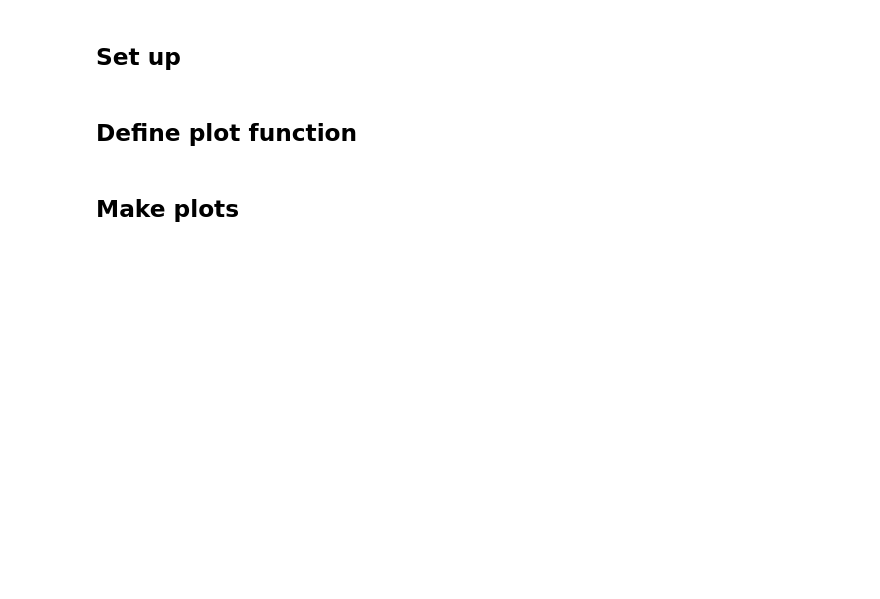
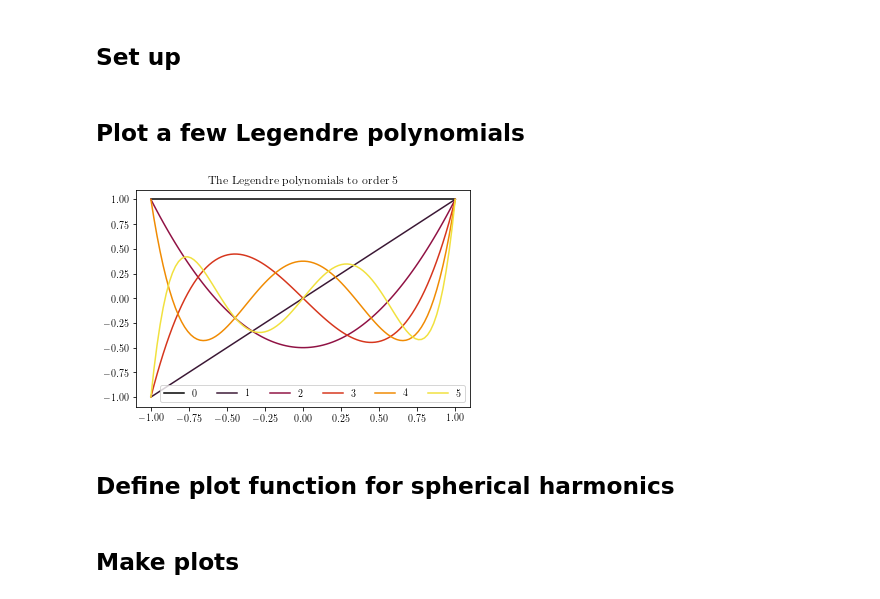
Before and after one commit to nataliehogg/los_6x2pt, a Jupyter notebook: visualising_spherical_harmonics.ipynb, the cells around one changed output. Cells and saved outputs as stored; diff of their text form; code cells hidden in the pictures; blank space fills up the shorter version.

```diff
--- a/visualising_spherical_harmonics.ipynb
+++ b/visualising_spherical_harmonics.ipynb
@@ -73,8 +78,27 @@ cm = cmr.infinity
 
 # where figures will be saved
 path = r'/home/natalie/Documents/Projects/los_effects/six_times_two_point/figures/sphar/'
+# %% [markdown]
+## Plot a few Legendre polynomials
+# %%
+# choose what order to go to (starting at zero so select one higher than the highest you want to visualise)
+orders = range(6)
+
+# get some nice colours from a cmasher cmap
+colors = cmr.take_cmap_colors(cmr.ember, len(orders), cmap_range=(0.0, 1.0), return_fmt='hex')
+
+# get the polynomials and plot them
+for i in orders:
+    x, y = np.polynomial.legendre.Legendre.basis(i, [-1, 1]).linspace(100)
+    plt.plot(x, y, label=i, color = colors[i])
+plt.legend(ncol = len(orders))
+plt.title('The Legendre polynomials to order {}'.format(len(orders)-1))
+plt.savefig(path + 'legendre_polynomials_order_{}.pdf'.format(len(orders)-1))
+plt.show()
+# %% [output]
+[figure, added]
 # %% [markdown]
-## Define plot function
+## Define plot function for spherical harmonics
 # %%
 def plot_sphar(l, m, cmap, grid, ax):
     '''
```
Also changed, not shown: parts of 5 cells of this notebook.
